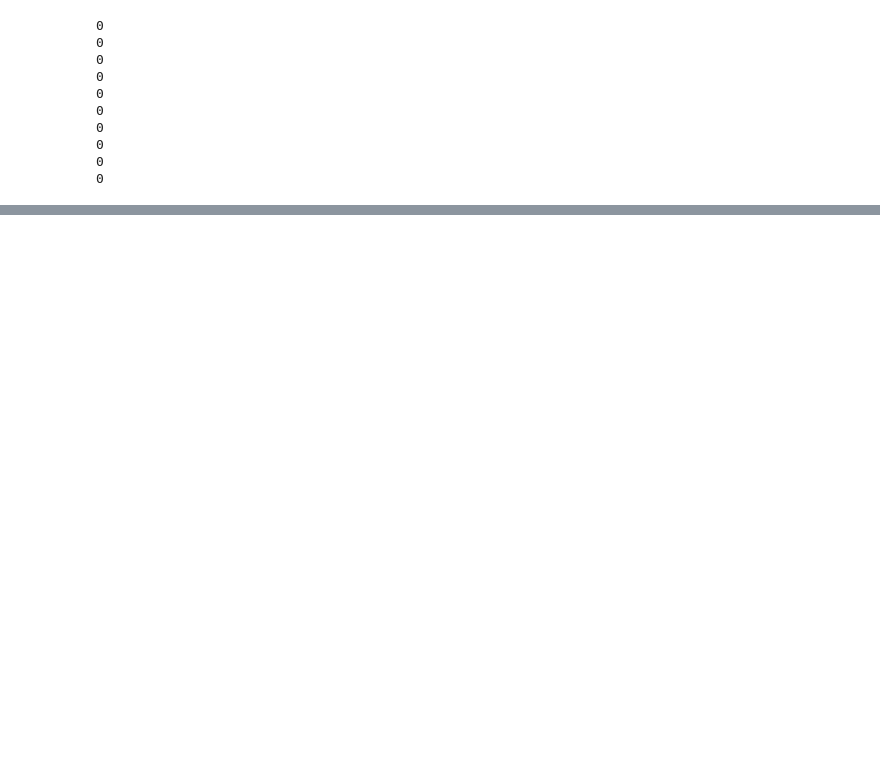
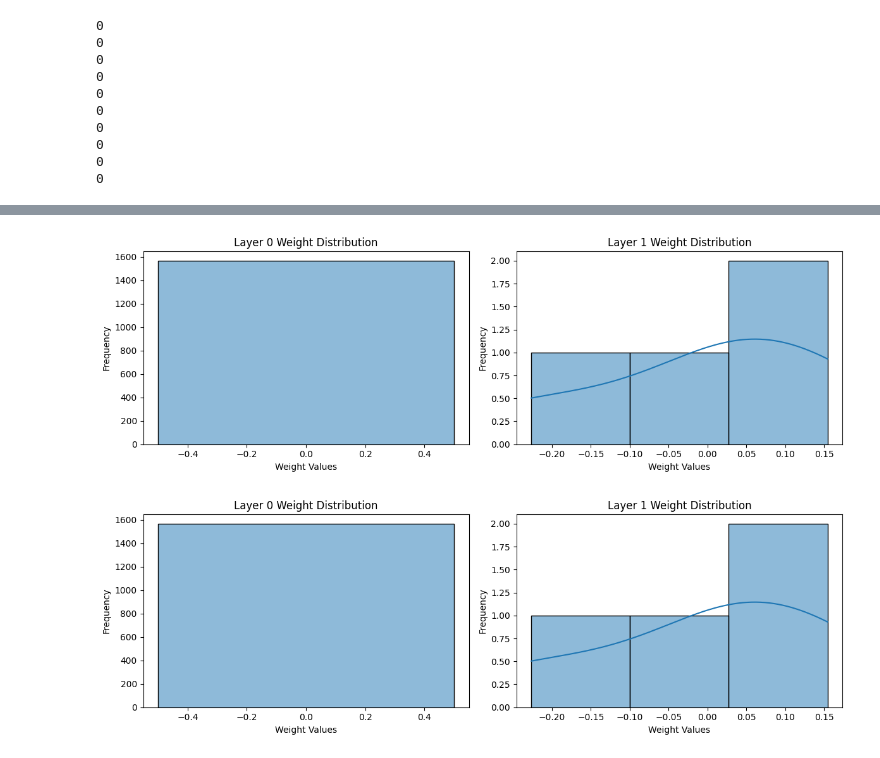
Before and after one commit to evelynnn04/ML-Tubes1-K33, a Jupyter notebook: ANN_basic.ipynb, the cells around one changed output, grey strips where cells are left out. Cells and saved outputs as stored; diff of their text form; code cells hidden in the pictures; blank space fills up the shorter version.

```diff
--- a/ANN_basic.ipynb
+++ b/ANN_basic.ipynb
@@ -489,0 +602,5 @@ for h in y_pred:
+# %%
+loaded_model.plot_weight_distribution(layers_to_plot=[0, 1])
+# %% [output]
+[figure, added]
+[figure, added]
```
Also changed, not shown: parts of 16 cells of this notebook, 4 other files.
